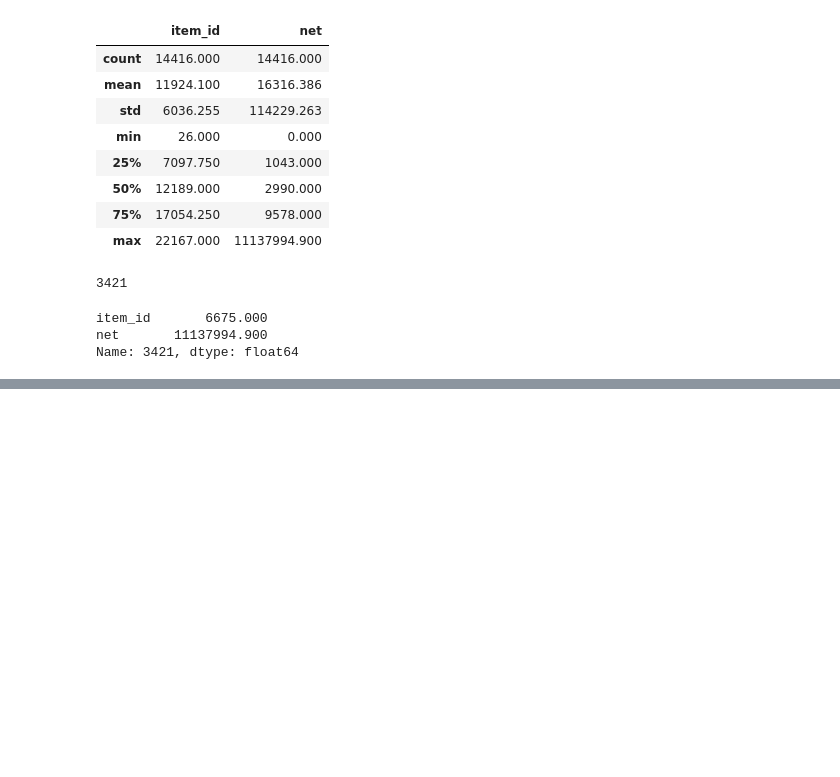
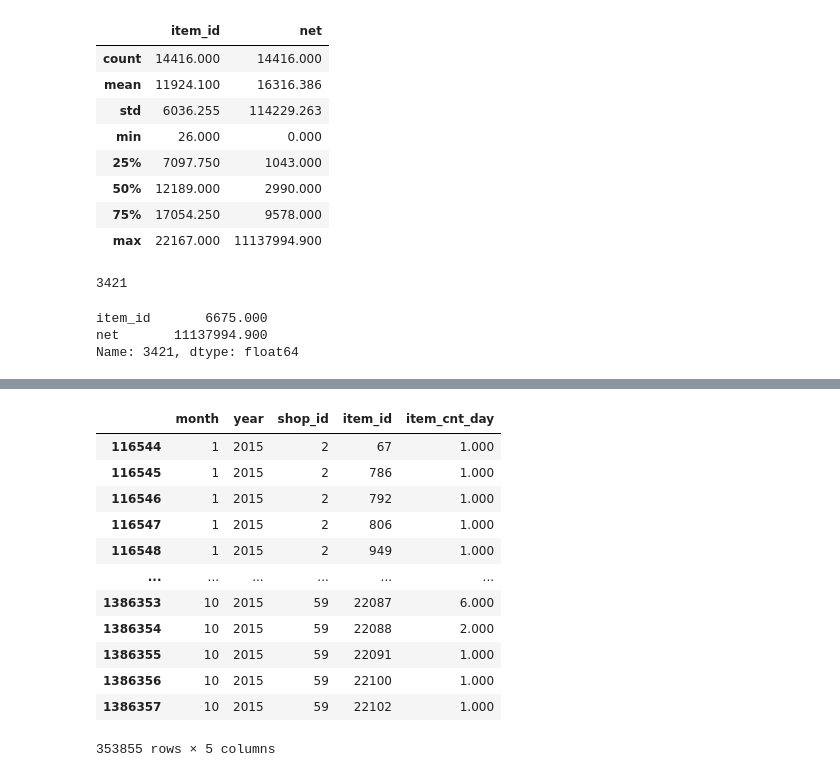
Before and after one commit to tutss/kaggle, a Jupyter notebook: competitions/how_to_win_a_data_science_competition/eda.ipynb, the cells around one changed output, grey strips where cells are left out. Drawn from its saved outputs; the diff is of its cells as text; code cells hidden in the pictures; blank space fills up the shorter version.

```diff
--- a/competitions/how_to_win_a_data_science_competition/eda.ipynb
+++ b/competitions/how_to_win_a_data_science_competition/eda.ipynb
@@ -244,0 +334,17 @@ Name: 3421, dtype: float64
+# %%
+month_before = shop_item_gb[(shop_item_gb.year == 2015)]
+month_before
+# %% [output]
+|  | month | year | shop_id | item_id | item_cnt_day |
+| 116544 | 1 | 2015 | 2 | 67 | 1.000 |
+| 116545 | 1 | 2015 | 2 | 786 | 1.000 |
+| 116546 | 1 | 2015 | 2 | 792 | 1.000 |
+| 116547 | 1 | 2015 | 2 | 806 | 1.000 |
+| 116548 | 1 | 2015 | 2 | 949 | 1.000 |
+| ... | ... | ... | ... | ... | ... |
+| 1386353 | 10 | 2015 | 59 | 22087 | 6.000 |
+| 1386354 | 10 | 2015 | 59 | 22088 | 2.000 |
+| 1386355 | 10 | 2015 | 59 | 22091 | 1.000 |
+| 1386356 | 10 | 2015 | 59 | 22100 | 1.000 |
+| 1386357 | 10 | 2015 | 59 | 22102 | 1.000 |
+353855 rows × 5 columns
```
Also changed, not shown: parts of 20 cells of this notebook, 11 other files.
